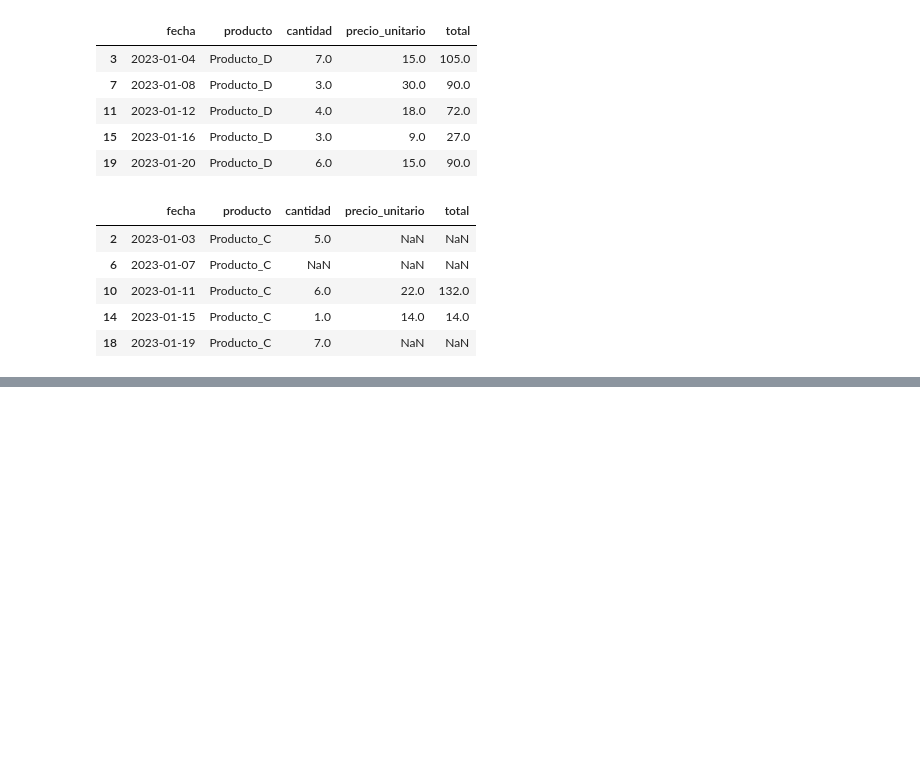
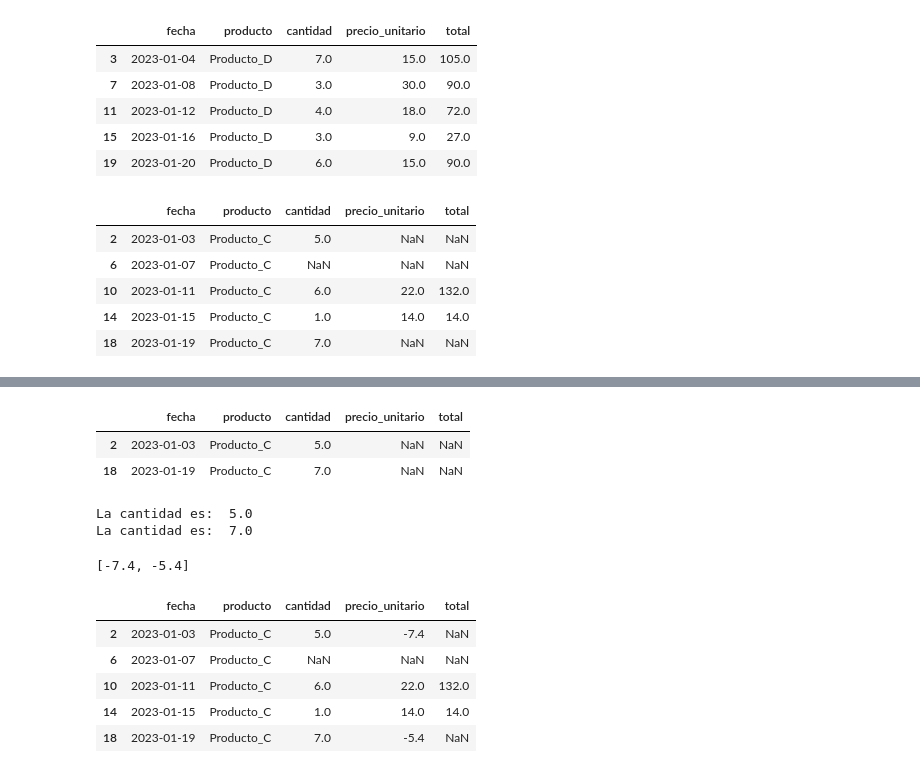
Before and after one commit to iair/mitic-data-science-team-1-septiembre-2024, a Jupyter notebook: clases/ds-fundamentals/ejercicios de integración/ejercicio_integracion_1.ipynb, the cells around one changed output, grey strips where cells are left out. Drawn from its saved outputs; the diff is of its cells as text; code cells hidden in the pictures; blank space fills up the shorter version.

```diff
--- a/clases/ds-fundamentals/ejercicios de integración/ejercicio_integracion_1.ipynb
+++ b/clases/ds-fundamentals/ejercicios de integración/ejercicio_integracion_1.ipynb
@@ -144,3 +144,13 @@ df.loc[df.producto=='Producto_C',:]
 | 10 | 2023-01-11 | Producto_C | 6.0 | 22.0 | 132.0 |
 | 14 | 2023-01-15 | Producto_C | 1.0 | 14.0 | 14.0 |
 | 18 | 2023-01-19 | Producto_C | 7.0 | NaN | NaN |
+# %%
+def calcula_precio(cantidad,cantidad_base=1,precio_base=1,ratio_crecimiento=1):
+    precio = precio_base + (ratio_crecimiento*(cantidad-cantidad_base))
+    return precio
+# %%
+cantidad_base = 1
+precio_base = 14
+ratio_crecimiento =(22-14)/(6-1)
+cantidad = 6
+calcula_precio(cantidad,cantidad_base, precio_base,ratio_crecimiento)
@@ -146,0 +226,34 @@ df.loc[df.producto=='Producto_C',:]
+# %%
+df[(df['producto'] == 'Producto_C') & (df['precio_unitario'].isnull()) & (~df['cantidad'].isnull())]
+# %% [output]
+|  | fecha | producto | cantidad | precio_unitario | total |
+| 2 | 2023-01-03 | Producto_C | 5.0 | NaN | NaN |
+| 18 | 2023-01-19 | Producto_C | 7.0 | NaN | NaN |
+# %%
+condicion = (df['producto'] == 'Producto_C') & (df['precio_unitario'].isnull()) & (~df['cantidad'].isnull())
+for cantidad in df.loc[condicion,'cantidad']:
+    print("La cantidad es: ", cantidad)
+# %% [output]
+La cantidad es:  5.0
+La cantidad es:  7.0
+# %%
+precios = []
+cantidad_base = 1
+precio_base = 14
+ratio_crecimiento =(22-14)/(6-1)
+for cantidad in df.loc[condicion,'cantidad']:
+    precio = calcula_precio(cantidad, precio_base,ratio_crecimiento)
+    precios.append(precio)
+precios
+# %% [output]
+[-7.4, -5.4]
+# %%
+df.loc[condicion,'precio_unitario'] = precios
+df[(df['producto'] == 'Producto_C')]
+# %% [output]
+|  | fecha | producto | cantidad | precio_unitario | total |
+| 2 | 2023-01-03 | Producto_C | 5.0 | -7.4 | NaN |
+| 6 | 2023-01-07 | Producto_C | NaN | NaN | NaN |
+| 10 | 2023-01-11 | Producto_C | 6.0 | 22.0 | 132.0 |
+| 14 | 2023-01-15 | Producto_C | 1.0 | 14.0 | 14.0 |
+| 18 | 2023-01-19 | Producto_C | 7.0 | -5.4 | NaN |
```
Also changed, not shown: parts of 12 cells of this notebook.
